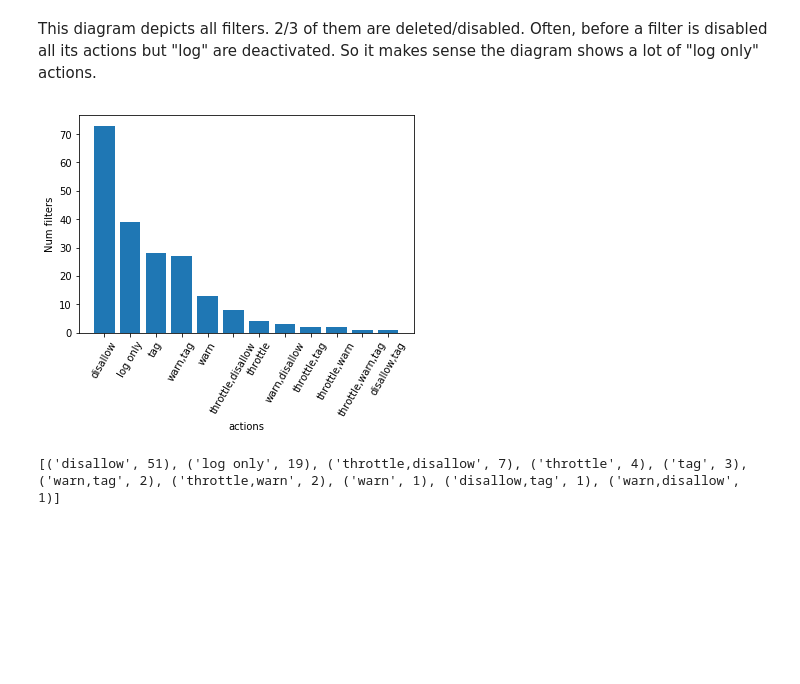
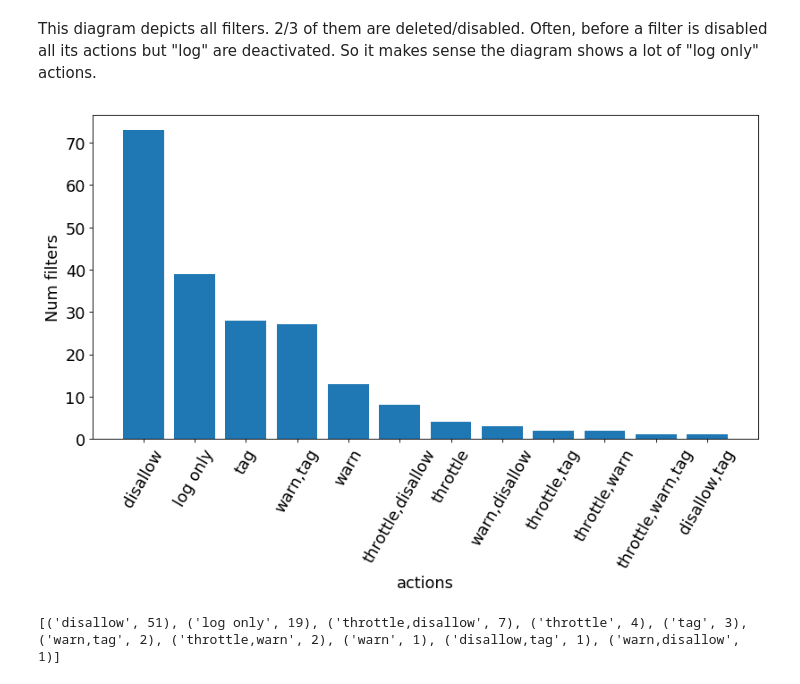
Before and after one commit to lusy/wikifilters, a Jupyter notebook: src/explore.ipynb, the cells around one changed output. Drawn from its saved outputs; the diff is of its cells as text; code cells hidden in the pictures; blank space fills up the shorter version.

Commit message:
Make diagrams' labels bigger

```diff
--- a/src/explore.ipynb
+++ b/src/explore.ipynb
@@ -272,18 +272,21 @@ This diagram depicts all filters. 2/3 of them are deleted/disabled. Often, befor
 # %%
 # What are the actions of all active filters
 active = df.query('af_enabled==1')
 active_actions = collections.Counter(list(active['af_actions'].fillna('log only'))).most_common()
 
 active_labels = [x[0] for x in active_actions]
 active_values = [x[1] for x in active_actions]
 
-plt.xlabel('actions')
-plt.xticks(rotation='60')
-plt.ylabel('Num filters')
+plt.figure(num=None, figsize=(12, 6), dpi=80, facecolor='w', edgecolor='k')
+
+plt.xlabel('actions', fontsize=16)
+plt.xticks(rotation='60', fontsize=16)
+plt.ylabel('Num filters', fontsize=16)
+plt.yticks(fontsize=16)
 plt.bar(active_labels, active_values)
 plt.show()
 # %% [output]
-[figure, old version]
+[figure, new version]
 # %%
 # What are the actions of active hidden filters
 active_hidden = df.query('af_hidden==1 and af_enabled==1')
```
Also changed, not shown: parts of 2 cells of this notebook.
